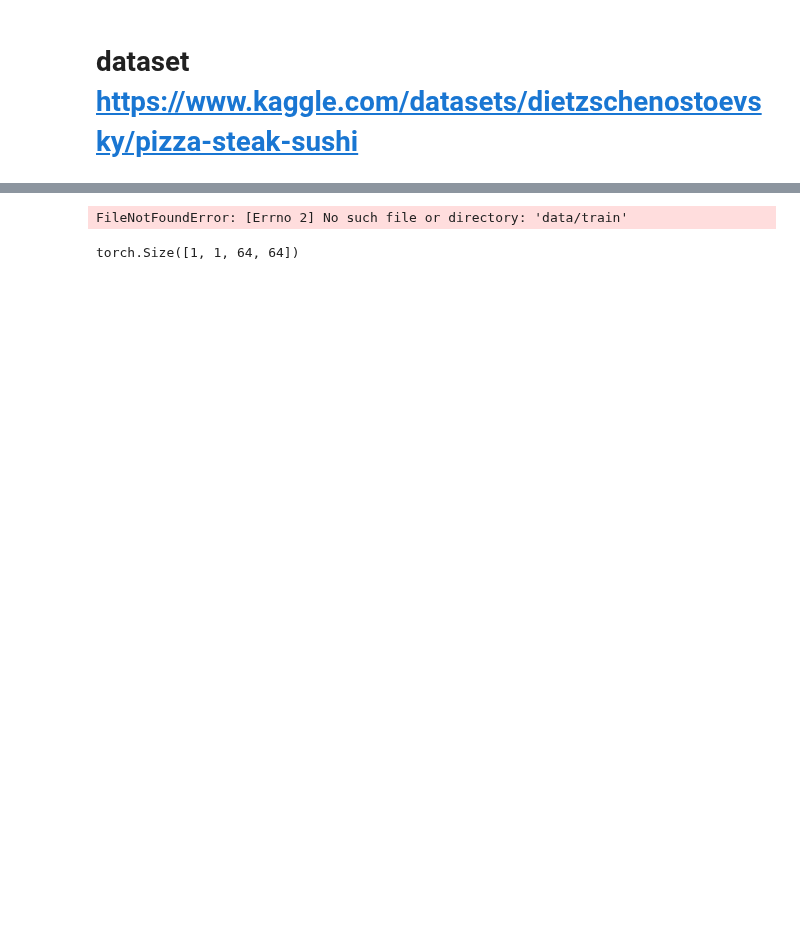
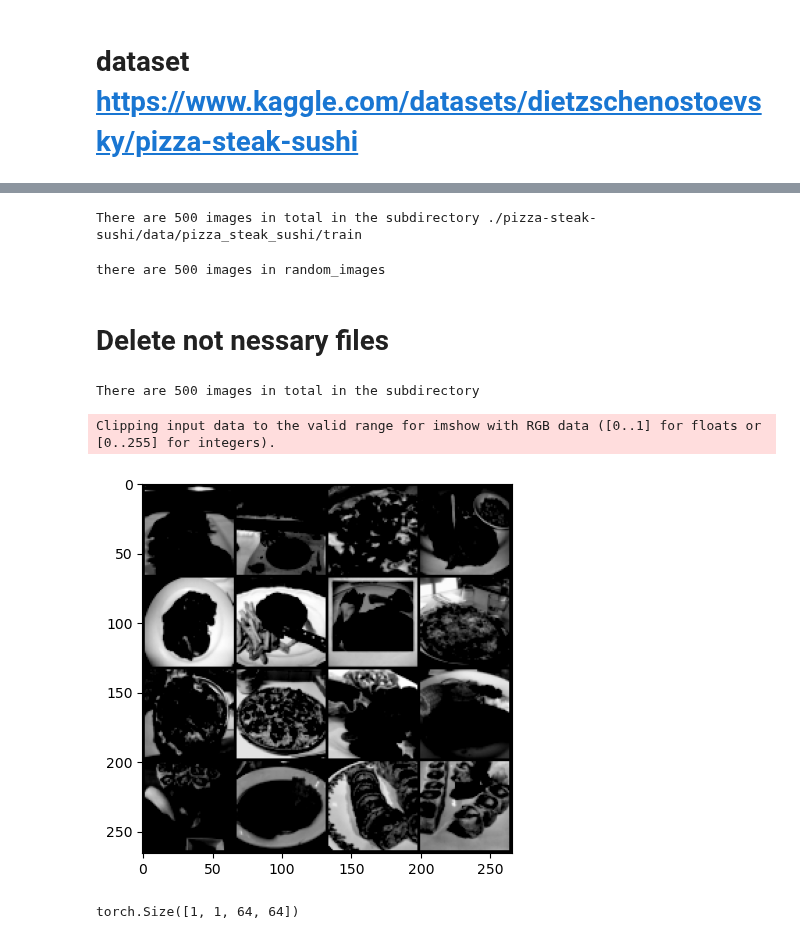
Before and after one commit to Tuchsanai/DL-FOR-COMPUTER-VISION, a Jupyter notebook: week07/Auto_Encoder/02_AutoencoderwithImage.ipynb, the cells around one changed output, grey strips where cells are left out. Drawn from its saved outputs; the diff is of its cells as text; code cells hidden in the pictures; blank space fills up the shorter version.

```diff
--- a/week07/Auto_Encoder/02_AutoencoderwithImage.ipynb
+++ b/week07/Auto_Encoder/02_AutoencoderwithImage.ipynb
@@ -50,7 +77,7 @@ import matplotlib.pyplot as plt
 import torchvision.utils
 
 #%% Dataset and data loader
-path_images = 'data/train'
+path_images = './pizza-steak-sushi/data/pizza_steak_sushi/train'
 LATENT_DIMS = 128
 
 transform = transforms.Compose(
@@ -58,13 +85,59 @@ transform = transforms.Compose(
     transforms.Grayscale(num_output_channels=1),
     transforms.ToTensor(),
     transforms.Normalize((0.5, ), (0.5, ))])
+# %%
+import glob
+import random
+
+subdirectory_path = path_images   # Replace with the actual subdirectory name
+image_files = glob.glob(f'{path_images}/*/*.jpg')  # Replace '.jpg' with the file extension of your images
+
+print(f'There are {len(image_files)} images in total in the subdirectory {subdirectory_path}')
+# %% [output]
+There are 500 images in total in the subdirectory ./pizza-steak-sushi/data/pizza_steak_sushi/train
+# %%
+random_images = random.sample(image_files, 500)
+print("there are {} images in random_images".format(len(random_images)))
+# %% [output]
+there are 500 images in random_images
+# %% [markdown]
+# Delete not nessary files
+# %%
+import os
+
+for image_file in image_files:
+    if image_file not in random_images:
+        os.remove(image_file)
+
+image_files = glob.glob(f'{path_images}/*/*.jpg')  # Replace '.jpg' with the file extension of your images
+
+print(f'There are {len(image_files)} images in total in the subdirectory ')
+# %% [output]
+There are 500 images in total in the subdirectory
 # %%
+import multiprocessing
 
-dataset = ImageFolder(root=path_images, transform=transform)
-dataloader = DataLoader(dataset, batch_size=8, shuffle=True)
+
+dataset = ImageFolder(root=path_images , transform=transform)
+dataloader = DataLoader(dataset, batch_size=50, shuffle=True , num_workers=multiprocessing.cpu_count())
 # %% model class
-# %% [output]
-FileNotFoundError: [Errno 2] No such file or directory: 'data/train'
+# %%
+# %%
+def imshow(image_torch):
+    # flip image channels to RGB
+    image_torch = image_torch.numpy().transpose((1, 2, 0))
+    plt.figure()
+    plt.imshow(image_torch)
+
+X_train, y_train = next(iter(dataloader))
+
+# Make a grid from batch
+image_grid = torchvision.utils.make_grid(X_train[:16, :, :, :], scale_each= True, nrow=4)
+
+imshow(image_grid)
+# %% [output]
+Clipping input data to the valid range for imshow with RGB data ([0..1] for floats or [0..255] for integers).
+[figure, added]
 # %%
 class Encoder(nn.Module):
     def __init__(self) -> None:
```
Also changed, not shown: parts of 13 cells of this notebook.
